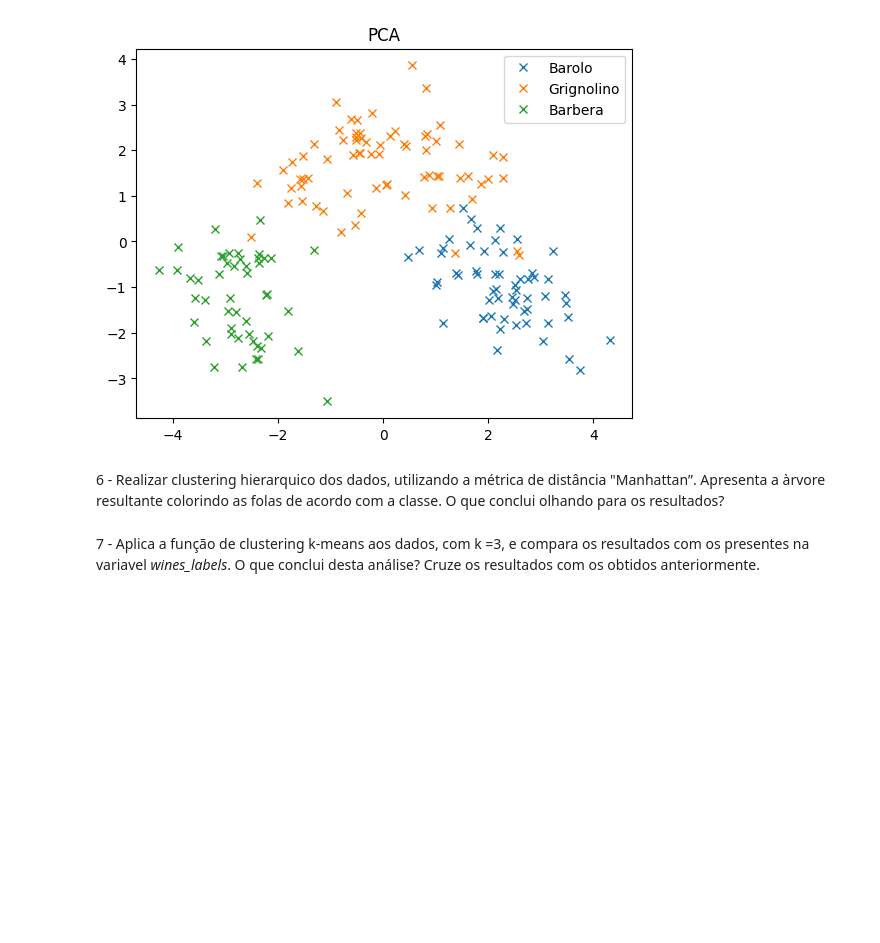
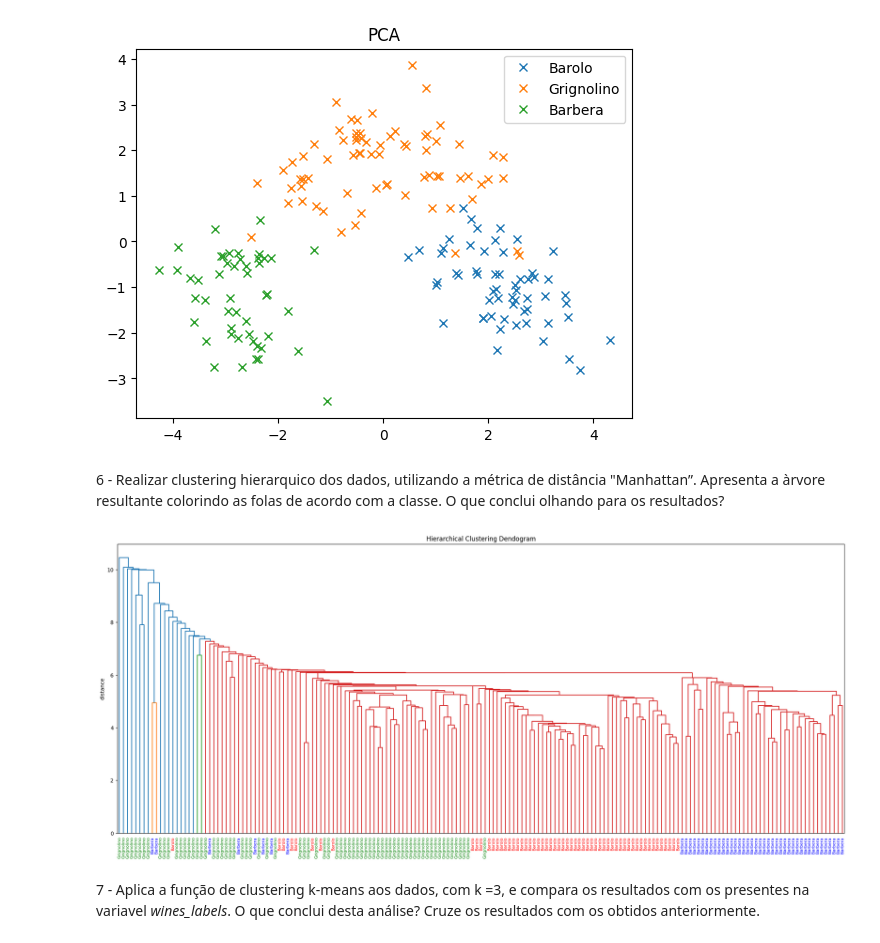
Before and after one commit to ruigomesbioinf/si, a Jupyter notebook: assignments/aula3/aula3_ficha_enunciado_pg45970.ipynb, the cells around one changed output. Drawn from its saved outputs; the diff is of its cells as text; code cells hidden in the pictures; blank space fills up the shorter version.

```diff
--- a/assignments/aula3/aula3_ficha_enunciado_pg45970.ipynb
+++ b/assignments/aula3/aula3_ficha_enunciado_pg45970.ipynb
@@ -108,5 +123,34 @@ plt.show()
 [figure]
 # %% [markdown]
 6 - Realizar clustering hierarquico dos dados, utilizando a métrica de distância "Manhattan”. Apresenta a àrvore resultante colorindo as folas de acordo com a classe. O que conclui olhando para os resultados?
+# %%
+from sklearn import preprocessing
+
+wine_scale = preprocessing.scale(data)
+
+Z = linkage(wine_scale, method="single", metric="cityblock")
+
+# calculate full dendrogram
+plt.figure(figsize=(25, 10))
+dendrogram(
+    Z,
+    labels = list(meta.iloc[:, -1]),
+    leaf_rotation = 90.,
+    leaf_font_size = 8.,
+)
+
+plt.title("Hierarchical Clustering Dendogram")
+plt.ylabel("distance")
+
+# assignment of the color to the labels
+label_colors = {'Barolo': 'r', 'Grignolino': 'g', 'Barbera': 'b'}
+ax = plt.gca()
+x_labels = ax.get_xmajorticklabels()
+for lbl in x_labels:
+    lbl.set_color(label_colors[lbl.get_text()])
+
+plt.show()
+# %% [output]
+[figure, added]
 # %% [markdown]
 7 - Aplica a função de clustering k-means aos dados, com k =3, e compara os resultados com os presentes na variavel *wines_labels*. O que conclui desta análise? Cruze os resultados com os obtidos anteriormente.
```
Also changed, not shown: parts of 7 cells of this notebook.
